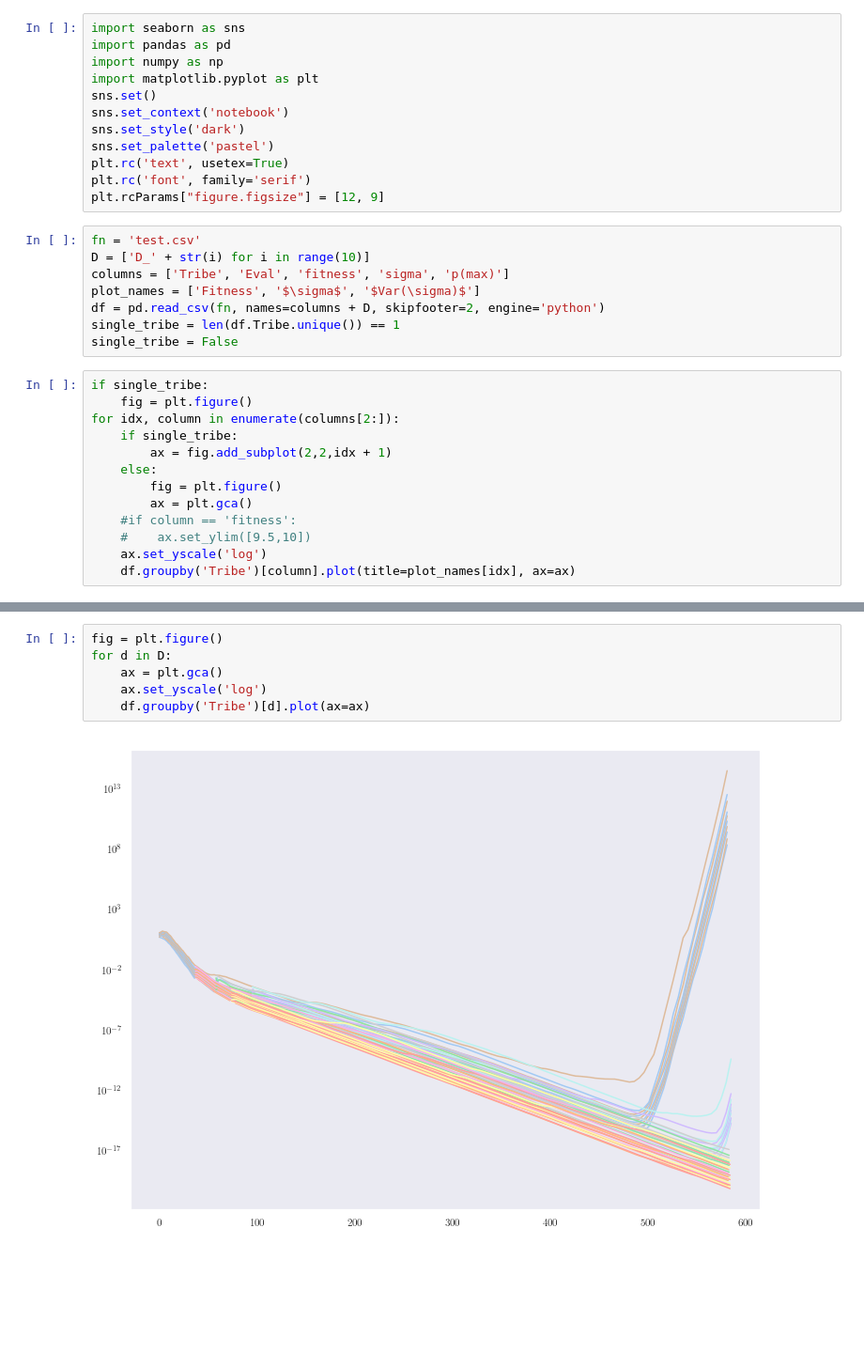
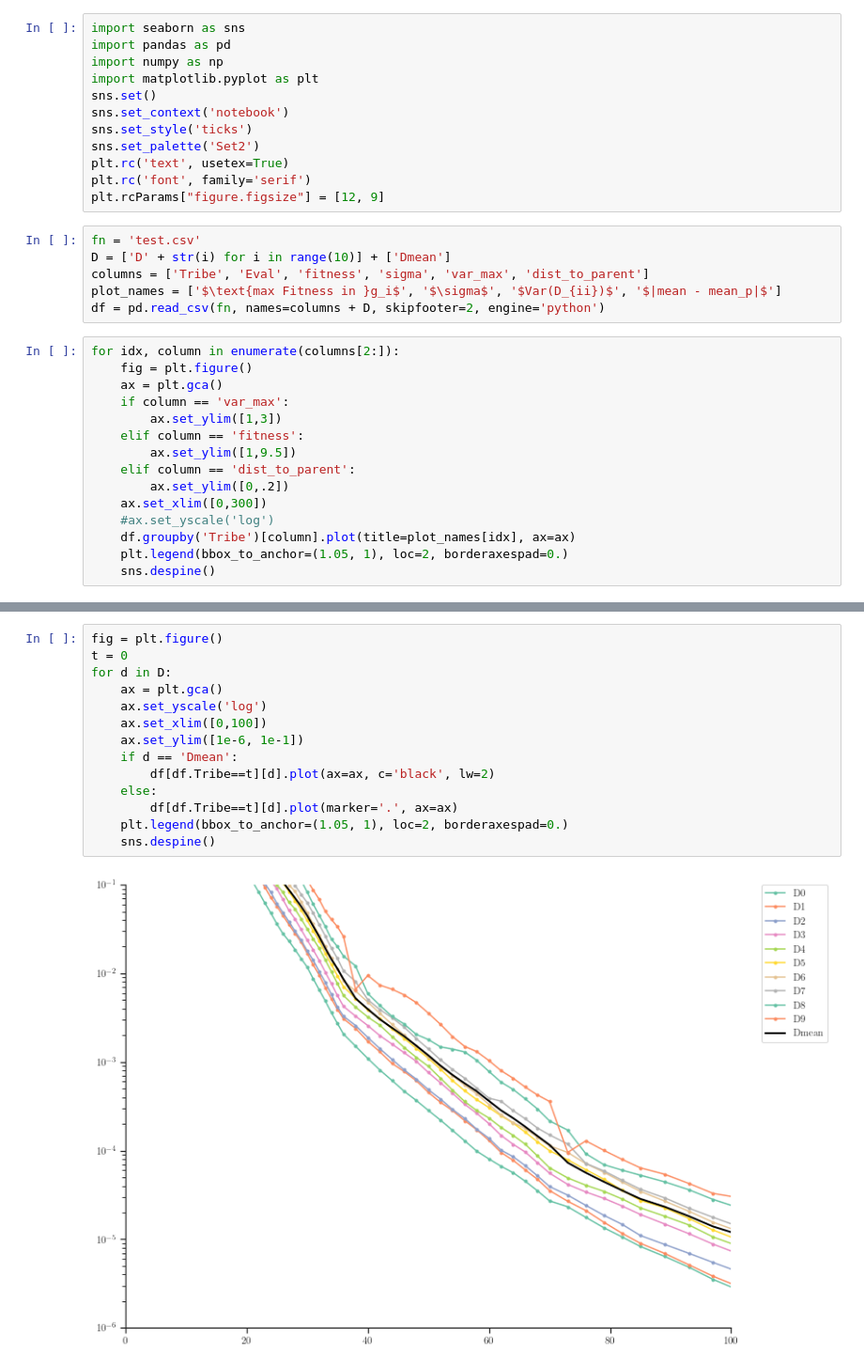
Before and after one commit to morris-frank/adaptive_splitting_cma-es, a Jupyter notebook: CSVPlot.ipynb, the cells around one changed output, grey strips where cells are left out. Shown: that part at 94% size. Drawn from its saved outputs; the diff is of its cells as text; blank space fills up the shorter version.

Commit message:
updt plot

```diff
--- a/CSVPlot.ipynb
+++ b/CSVPlot.ipynb
@@ -5,30 +5,30 @@ import numpy as np
 import matplotlib.pyplot as plt
 sns.set()
 sns.set_context('notebook')
-sns.set_style('dark')
-sns.set_palette('pastel')
+sns.set_style('ticks')
+sns.set_palette('Set2')
 plt.rc('text', usetex=True)
 plt.rc('font', family='serif')
 plt.rcParams["figure.figsize"] = [12, 9]
 # %%
 fn = 'test.csv'
-D = ['D_' + str(i) for i in range(10)]
-columns = ['Tribe', 'Eval', 'fitness', 'sigma', 'p(max)']
-plot_names = ['Fitness', '$\sigma$', '$Var(\sigma)$']
+D = ['D' + str(i) for i in range(10)] + ['Dmean']
+columns = ['Tribe', 'Eval', 'fitness', 'sigma', 'var_max', 'dist_to_parent']
+plot_names = ['$\text{max Fitness in }g_i$', '$\sigma$', '$Var(D_{ii})$', '$|mean - mean_p|$']
 df = pd.read_csv(fn, names=columns + D, skipfooter=2, engine='python')
-single_tribe = len(df.Tribe.unique()) == 1
-single_tribe = False
 # %%
-if single_tribe:
+for idx, column in enumerate(columns[2:]):
     fig = plt.figure()
-for idx, column in enumerate(columns[2:]):
-    if single_tribe:
-        ax = fig.add_subplot(2,2,idx + 1)
-    else:
-        fig = plt.figure()
-        ax = plt.gca()
-    #if column == 'fitness':
-    #    ax.set_ylim([9.5,10])
-    ax.set_yscale('log')
+    ax = plt.gca()
+    if column == 'var_max':
+        ax.set_ylim([1,3])
+    elif column == 'fitness':
+        ax.set_ylim([1,9.5])
+    elif column == 'dist_to_parent':
+        ax.set_ylim([0,.2])
+    ax.set_xlim([0,300])
+    #ax.set_yscale('log')
     df.groupby('Tribe')[column].plot(title=plot_names[idx], ax=ax)
+    plt.legend(bbox_to_anchor=(1.05, 1), loc=2, borderaxespad=0.)
+    sns.despine()
 # %% [output]
@@ -38,8 +39,16 @@ for idx, column in enumerate(columns[2:]):
 # %%
 fig = plt.figure()
+t = 0
 for d in D:
     ax = plt.gca()
     ax.set_yscale('log')
-    df.groupby('Tribe')[d].plot(ax=ax)
+    ax.set_xlim([0,100])
+    ax.set_ylim([1e-6, 1e-1])
+    if d == 'Dmean':
+        df[df.Tribe==t][d].plot(ax=ax, c='black', lw=2)
+    else:
+        df[df.Tribe==t][d].plot(marker='.', ax=ax)
+    plt.legend(bbox_to_anchor=(1.05, 1), loc=2, borderaxespad=0.)
+    sns.despine()
 # %% [output]
-[figure, old version]
+[figure, new version]
```
Also changed, not shown: parts of 1 cell of this notebook.
